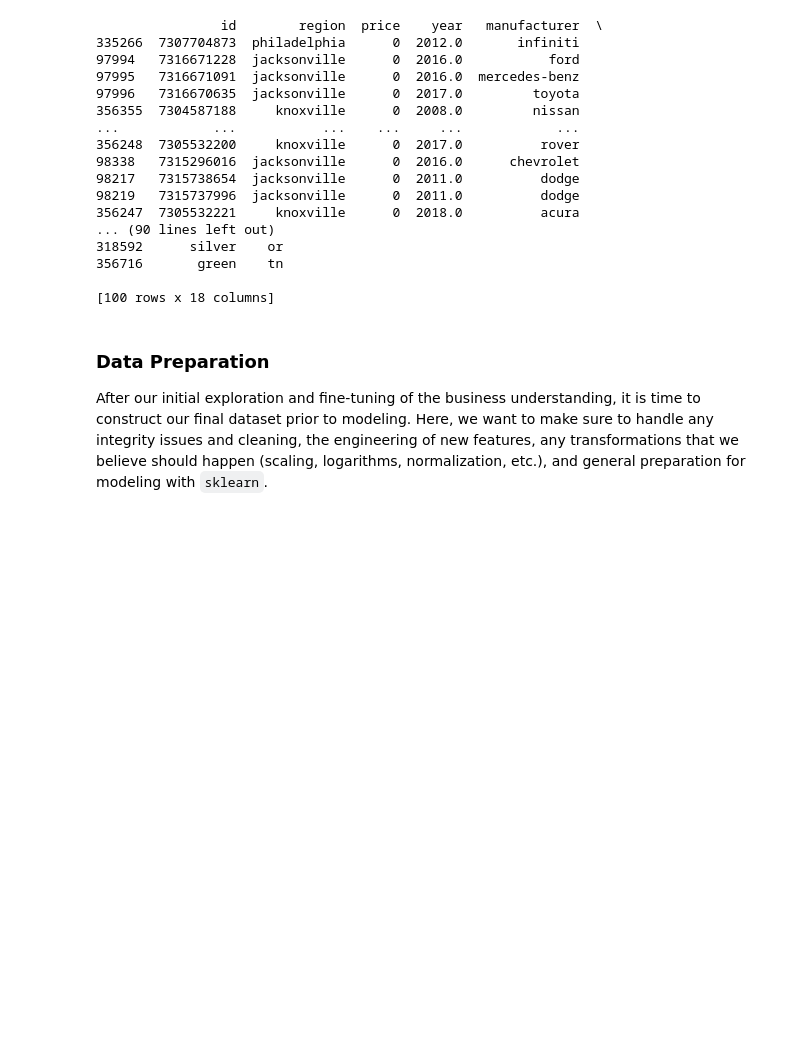
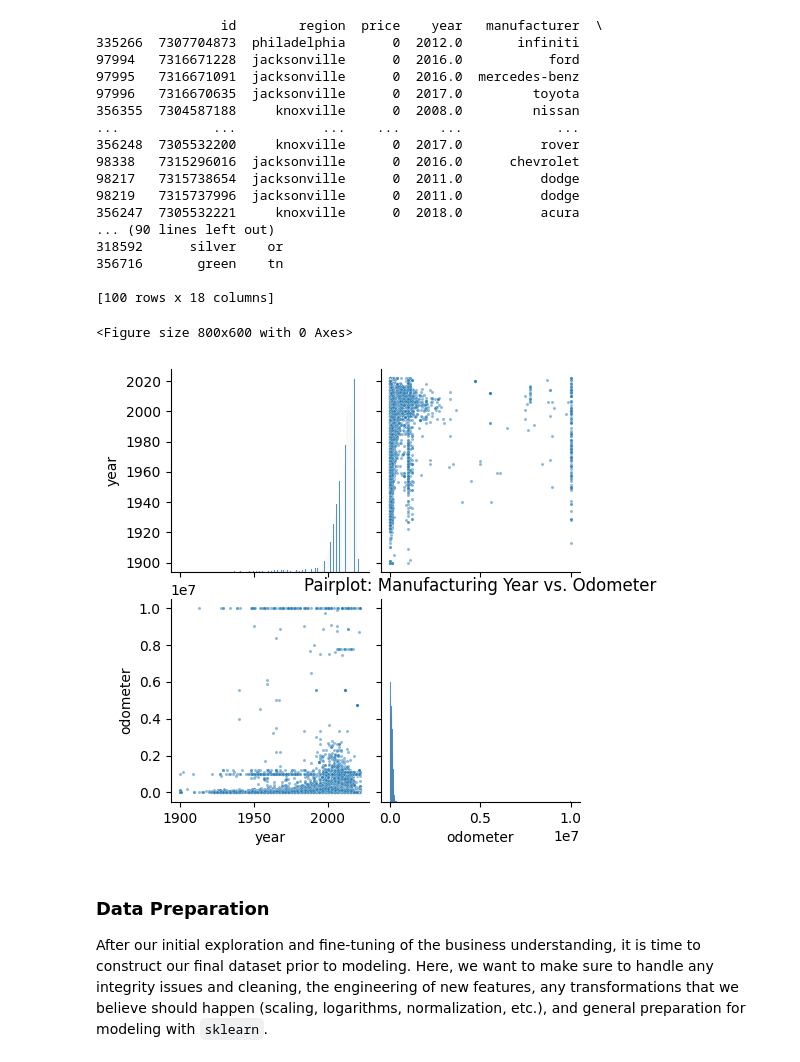
Before and after one commit to weirui828/car-price-analysis, a Jupyter notebook: analyzer.ipynb, the cells around one changed output. Cells and saved outputs as stored; diff of their text form; code cells hidden in the pictures; blank space fills up the shorter version.

```diff
--- a/analyzer.ipynb
+++ b/analyzer.ipynb
@@ -214,6 +205,29 @@ print(vehicles.sort_values('price').tail(100))
 356716       green    tn
 
 [100 rows x 18 columns]
+# %%
+# I also want to check the correlation between year and odometer.
+# Use a new data frame to keep vehicles data frame clean.
+data = pd.read_csv('data/vehicles.csv', usecols=['year', 'odometer'])
+plot_data = data.dropna(subset=['year', 'odometer'])
+
+# Plot the data
+plt.figure(figsize=(8, 6))
+sns.pairplot(
+    data=plot_data,
+    kind='scatter',
+    plot_kws={'alpha': 0.5, 's': 5}
+)
+
+plt.title("Pairplot: Manufacturing Year vs. Odometer")
+plt.xlabel("Manufacturing Year")
+plt.ylabel("Odometer (Miles)")
+plt.show()
+
+# The plot shows that the two features are slightly correlated, but the variance is huge.
+# %% [output]
+<Figure size 800x600 with 0 Axes>
+[figure, added]
 # %% [markdown]
 ### Data Preparation
 
```
Also changed, not shown: parts of 7 cells of this notebook, 1 other file.
